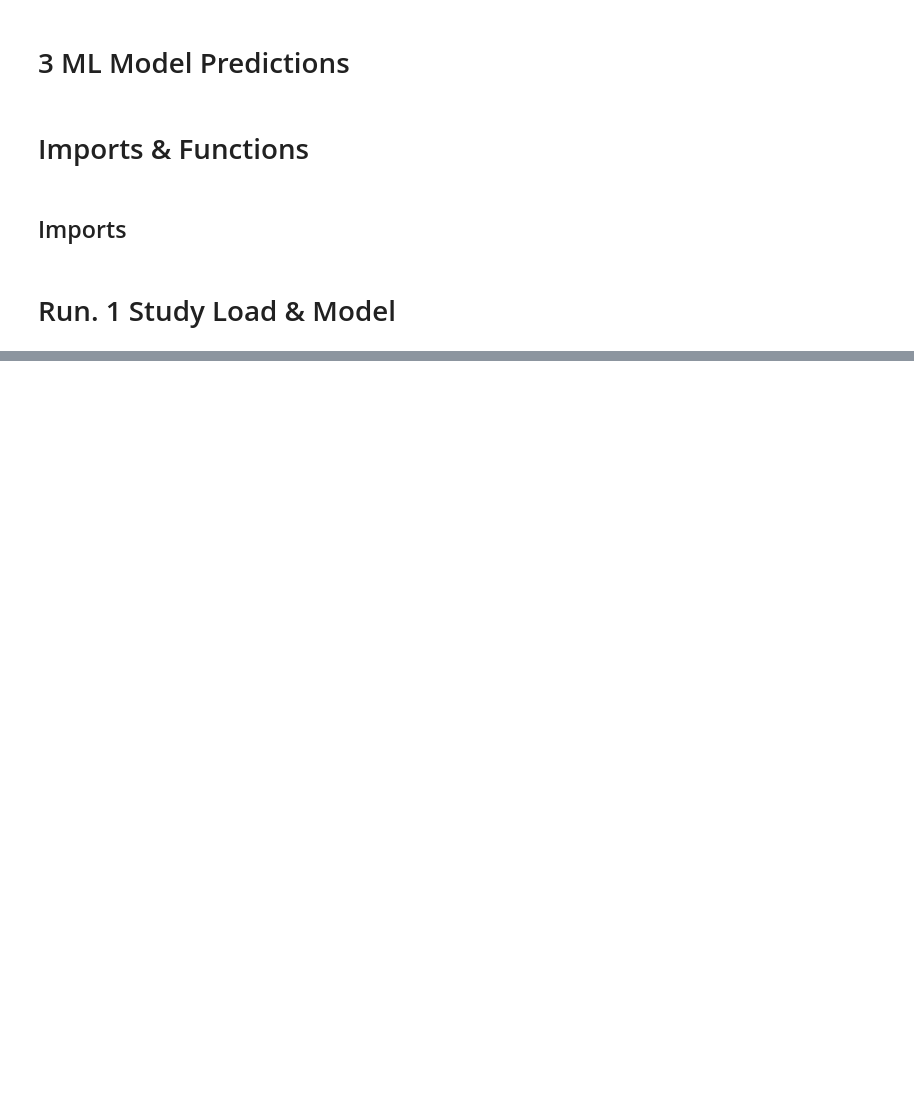
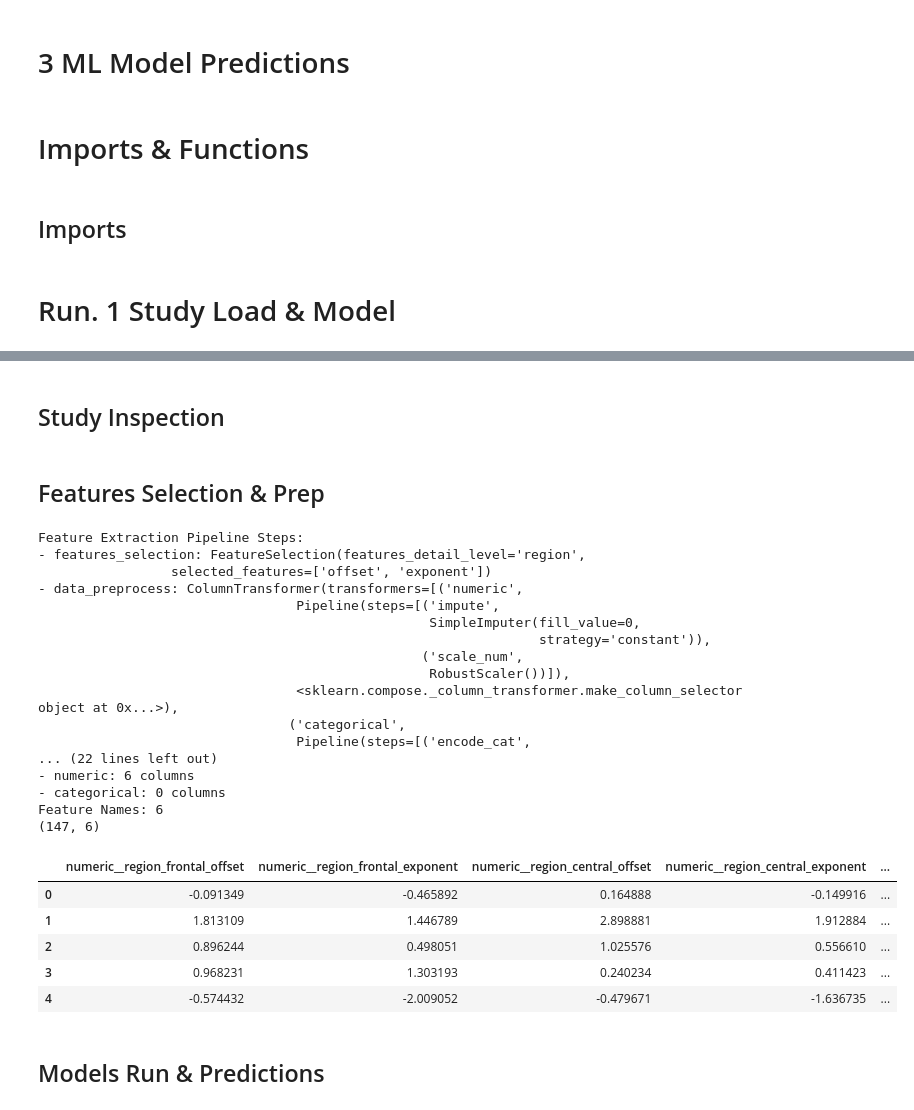
Before and after one commit to StuartG24/EEG_ML_Pipeline, a Jupyter notebook: Notebooks/3_ML_model_Predictions_v1.ipynb, the cells around one changed output, grey strips where cells are left out. Saved outputs shown, nothing was run; the diff lists cells and outputs as text; code cells hidden in the pictures; blank space fills up the shorter version.

```diff
--- a/Notebooks/3_ML_model_Predictions_v1.ipynb
+++ b/Notebooks/3_ML_model_Predictions_v1.ipynb
@@ -157,0 +126,2 @@ Feature Extraction Pipeline Steps:
+# %% [markdown]
+## Study Inspection
@@ -158 +130,71 @@ Feature Extraction Pipeline Steps:
+# %% [markdown]
+## Features Selection & Prep
+# %%
+# Apply the features pipeline
+#
+
+print("Feature Extraction Pipeline Steps:")
+for name, step in features_prep_pipeline.named_steps.items():
+    print(f"- {name}: {step}")
+
+print("\nColumnTransformer Details:")
+ct = features_prep_pipeline.named_steps['data_preprocess']
+for name, trans, cols in ct.transformers_:
+    print(f"- Transformer: {name}")
+    print(f"    Columns: {cols}")
+    print(f"    Transformer object: {trans}\n")
+
+# Apply to the features superset
+target_col_name = 'pd'
+feature_names = eeg_features_flattened_df.columns[eeg_features_flattened_df.columns != target_col_name]
+X = eeg_features_flattened_df[feature_names].copy()
+y = eeg_features_flattened_df[target_col_name].copy()
+
+X_transformed = features_prep_pipeline.transform(X)
+
+# Before & After Datasets
+print("Features Extraction vs Transformed Data Shapes")
+print(f'- Original Features Selection: {eeg_features_flattened_df.shape}')
+print(f'- Original X: {X.shape} and y: {y.shape}')
+print(f'- Transformed X: {X_transformed.shape}')
+
+# Check the pipeline structure
+print("\nTransformed Features:")
+cols_transform = features_prep_pipeline.named_steps['data_preprocess']
+for name, transformer, columns in cols_transform.transformers_:
+    print(f"- {name}: {len(columns) if hasattr(columns, '__len__') else 'Unknown'} columns")
+
+feature_names = features_prep_pipeline.named_steps['data_preprocess'].get_feature_names_out()
+print(f'Feature Names: {len(feature_names)}')
+# print(feature_names)
+temp_names_X_train_df = pd.DataFrame(X_transformed, columns=feature_names)
+temp_names_X_train_df.reset_index(drop=True, inplace=True)
+print(temp_names_X_train_df.shape)
+display(temp_names_X_train_df.head())
+# %% [output]
+Feature Extraction Pipeline Steps:
+- features_selection: FeatureSelection(features_detail_level='region',
+                 selected_features=['offset', 'exponent'])
+- data_preprocess: ColumnTransformer(transformers=[('numeric',
+                                 Pipeline(steps=[('impute',
+                                                  SimpleImputer(fill_value=0,
+                                                                strategy='constant')),
+                                                 ('scale_num',
+                                                  RobustScaler())]),
+                                 <sklearn.compose._column_transformer.make_column_selector object at 0x...>),
+                                ('categorical',
+                                 Pipeline(steps=[('encode_cat',
+... (22 lines left out)
+- numeric: 6 columns
+- categorical: 0 columns
+Feature Names: 6
+(147, 6)
+|  | numeric__region_frontal_offset | numeric__region_frontal_exponent | numeric__region_central_offset | numeric__region_central_exponent | ... |
+| 0 | -0.091349 | -0.465892 | 0.164888 | -0.149916 | ... |
+| 1 | 1.813109 | 1.446789 | 2.898881 | 1.912884 | ... |
+| 2 | 0.896244 | 0.498051 | 1.025576 | 0.556610 | ... |
+| 3 | 0.968231 | 1.303193 | 0.240234 | 0.411423 | ... |
+| 4 | -0.574432 | -2.009052 | -0.479671 | -1.636735 | ... |
+# %% [markdown]
+## Models Run & Predictions
 # %%
```
Also changed, not shown: parts of 15 cells of this notebook, 6 other files.
